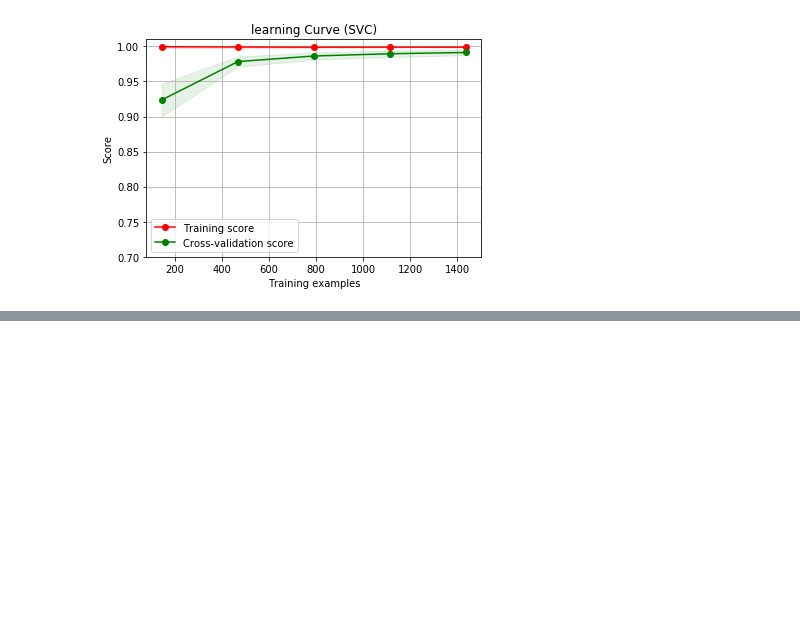
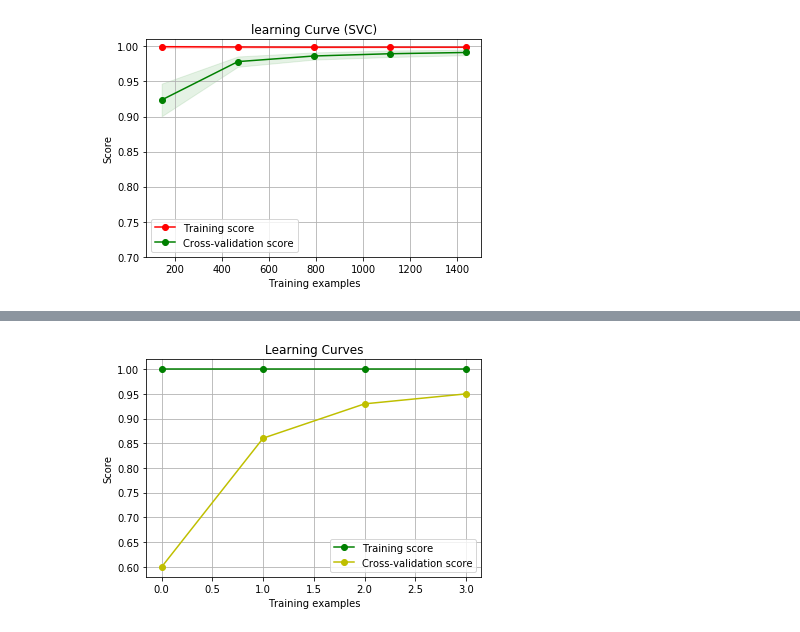
Before and after one commit to divaymohan/Easy-Data-Science, a Jupyter notebook: PlotingLearningCurve/plotingLearningCurve.ipynb, the cells around one changed output, grey strips where cells are left out. Drawn from its saved outputs; the diff is of its cells as text; code cells hidden in the pictures; blank space fills up the shorter version.

Commit message:
adding-learningCurve-1

```diff
--- a/PlotingLearningCurve/plotingLearningCurve.ipynb
+++ b/PlotingLearningCurve/plotingLearningCurve.ipynb
@@ -115,0 +120,3 @@ plt.show()
+# %%
+X = np.array(data[['x1','x2']])
+y = np.array(data['y'])
@@ -115,0 +131,41 @@ plt.show()
+# %%
+def randomize(X, Y):
+    permutation = np.random.permutation(Y.shape[0])
+    X2 = X[permutation,:]
+    Y2 = Y[permutation]
+    return X2, Y2
+
+X2, y2 = randomize(X, y)
+# %%
+#title = "learning Curve (Logistic Regression)"
+#cv = ShuffleSplit(n_splits=50,test_size=0.2,random_state=0)
+estimator = LogisticRegression()
+# %%
+def draw_learning_curves(X, y, estimator, num_trainings):
+    train_sizes, train_scores, test_scores = learning_curve(
+        estimator, X2, y2, cv=None, n_jobs=4, train_sizes=np.linspace(.1, 1.0, num_trainings))
+
+    train_scores_mean = np.mean(train_scores, axis=1)
+    train_scores_std = np.std(train_scores, axis=1)
+    test_scores_mean = np.mean(test_scores, axis=1)
+    test_scores_std = np.std(test_scores, axis=1)
+
+    plt.grid()
+
+    plt.title("Learning Curves")
+    plt.xlabel("Training examples")
+    plt.ylabel("Score")
+
+    plt.plot(train_scores_mean, 'o-', color="g",
+             label="Training score")
+    plt.plot(test_scores_mean, 'o-', color="y",
+             label="Cross-validation score")
+
+
+    plt.legend(loc="best")
+
+    plt.show()
+# %%
+draw_learning_curves(X,y,estimator,4)
+# %% [output]
+[figure, added]
```
Also changed, not shown: parts of 6 cells of this notebook, 1 other file.
